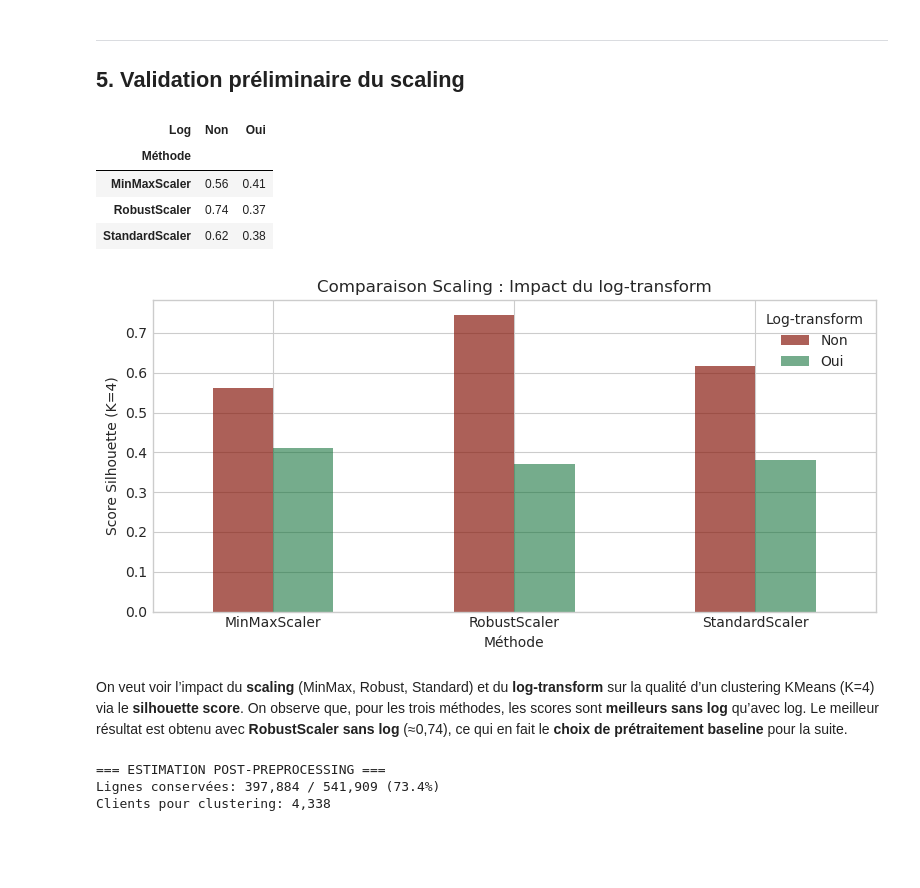
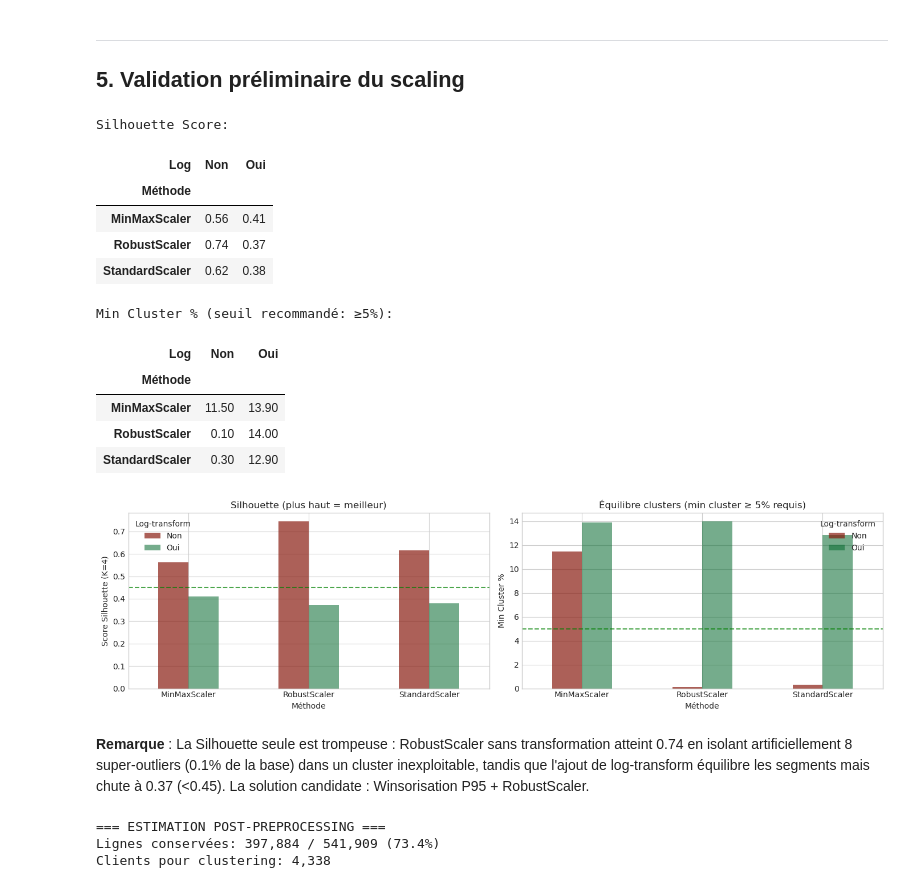
Before and after one commit to datapoli12/Segmentation-Client-E-commerce, a Jupyter notebook: notebooks/01_eda.ipynb, the cells around one changed output. Drawn from its saved outputs; the diff is of its cells as text; code cells hidden in the pictures; blank space fills up the shorter version.

Commit message:
Segmentation Client V2

```diff
--- a/notebooks/01_eda.ipynb
+++ b/notebooks/01_eda.ipynb
@@ -380,6 +380,7 @@ X_log = np.column_stack([
 ])
 # %%
 # Comparaison scaling (K=4 fixe pour test rapide)
+# IMPORTANT: On évalue Silhouette ET équilibre des clusters
 K_TEST = 4
 results = []
 
@@ -395,39 +396,64 @@ for name, scaler in scalers.items():
     km = KMeans(n_clusters=K_TEST, random_state=42, n_init=10)
     labels = km.fit_predict(X_scaled)
     sil = silhouette_score(X_scaled, labels)
-    results.append({'Méthode': name, 'Log': 'Non', 'Silhouette': sil})
+    min_cluster_pct = pd.Series(labels).value_counts(normalize=True).min() * 100
+    results.append({'Méthode': name, 'Log': 'Non', 'Silhouette': sil, 'Min_Cluster_%': min_cluster_pct})
 
     # Avec log
     X_scaled_log = scaler.fit_transform(X_log)
     labels_log = km.fit_predict(X_scaled_log)
     sil_log = silhouette_score(X_scaled_log, labels_log)
-    results.append({'Méthode': name, 'Log': 'Oui', 'Silhouette': sil_log})
+    min_cluster_pct_log = pd.Series(labels_log).value_counts(normalize=True).min() * 100
+    results.append({'Méthode': name, 'Log': 'Oui', 'Silhouette': sil_log, 'Min_Cluster_%': min_cluster_pct_log})
 
-results_df = pd.DataFrame(results).pivot(index='Méthode', columns='Log', values='Silhouette')
-results_df = results_df[['Non', 'Oui']]  # Réordonner colonnes
-results_df
+results_df = pd.DataFrame(results)
+results_pivot = results_df.pivot(index='Méthode', columns='Log', values='Silhouette')[['Non', 'Oui']]
+min_cluster_pivot = results_df.pivot(index='Méthode', columns='Log', values='Min_Cluster_%')[['Non', 'Oui']]
+
+print("Silhouette Score:")
+display(results_pivot)
+print("\nMin Cluster % (seuil recommandé: ≥5%):")
+display(min_cluster_pivot.round(1))
 # %% [output]
+Silhouette Score:
 | Log | Non | Oui |
 | Méthode |  |  |
 | MinMaxScaler | 0.56 | 0.41 |
 | RobustScaler | 0.74 | 0.37 |
 | StandardScaler | 0.62 | 0.38 |
+Min Cluster % (seuil recommandé: ≥5%):
+| Log | Non | Oui |
+| Méthode |  |  |
+| MinMaxScaler | 11.50 | 13.90 |
+| RobustScaler | 0.10 | 14.00 |
+| StandardScaler | 0.30 | 12.90 |
 # %%
-# Visualisation comparaison
-fig, ax = plt.subplots(figsize=(8, 4))
-results_df.plot(kind='bar', ax=ax, color=["#851407ac", "#096c328f"])
-ax.set_ylabel('Score Silhouette (K=4)')
-ax.set_title('Comparaison Scaling : Impact du log-transform')
-ax.set_xticklabels(ax.get_xticklabels(), rotation=0)
-ax.legend(title='Log-transform')
-ax.axhline(0, color='black', linewidth=0.5)
+# Visualisation comparaison : Silhouette ET Équilibre
+fig, axes = plt.subplots(1, 2, figsize=(14, 4))
+
+# Silhouette
+results_pivot.plot(kind='bar', ax=axes[0], color=["#851407ac", "#096c328f"])
+axes[0].set_ylabel('Score Silhouette (K=4)')
+axes[0].set_title('Silhouette (plus haut = meilleur)')
+axes[0].set_xticklabels(axes[0].get_xticklabels(), rotation=0)
+axes[0].legend(title='Log-transform')
+axes[0].axhline(0.45, color='green', linestyle='--', alpha=0.7, label='Seuil 0.45')
+
+# Équilibre des clusters
+min_cluster_pivot.plot(kind='bar', ax=axes[1], color=["#851407ac", "#096c328f"])
+axes[1].set_ylabel('Min Cluster %')
+axes[1].set_title('Équilibre clusters (min cluster ≥ 5% requis)')
+axes[1].set_xticklabels(axes[1].get_xticklabels(), rotation=0)
+axes[1].legend(title='Log-transform')
+axes[1].axhline(5, color='green', linestyle='--', alpha=0.7, label='Seuil 5%')
+
 plt.tight_layout()
 plt.savefig(OUTPUT_DIR / "01_scaling_comparison.png", dpi=200, bbox_inches="tight")
 plt.show()
 # %% [output]
-[figure, old version]
+[figure, new version]
-# %% [markdown]
-On veut voir l’impact du **scaling** (MinMax, Robust, Standard) et du **log-transform** sur la qualité d’un clustering KMeans (K=4) via le **silhouette score**. On observe que, pour les trois méthodes, les scores sont **meilleurs sans log** qu’avec log. Le meilleur résultat est obtenu avec **RobustScaler sans log** (≈0,74), ce qui en fait le **choix de prétraitement baseline** pour la suite.
+# %% [markdown]
+**Remarque** : La Silhouette seule est trompeuse : RobustScaler sans transformation atteint 0.74 en isolant artificiellement 8 super-outliers (0.1% de la base) dans un cluster inexploitable, tandis que l'ajout de log-transform équilibre les segments mais chute à 0.37 (<0.45). La solution candidate : Winsorisation P95 + RobustScaler.
 # %%
 # Estimation finale
 print("=== ESTIMATION POST-PREPROCESSING ===")
```
Also changed, not shown: parts of 2 cells of this notebook, 6 other files.
